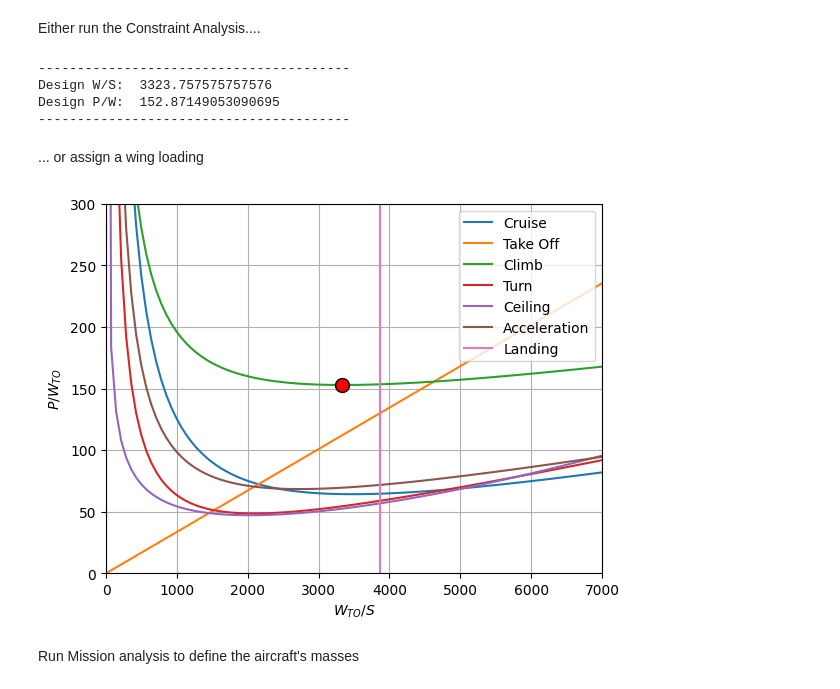
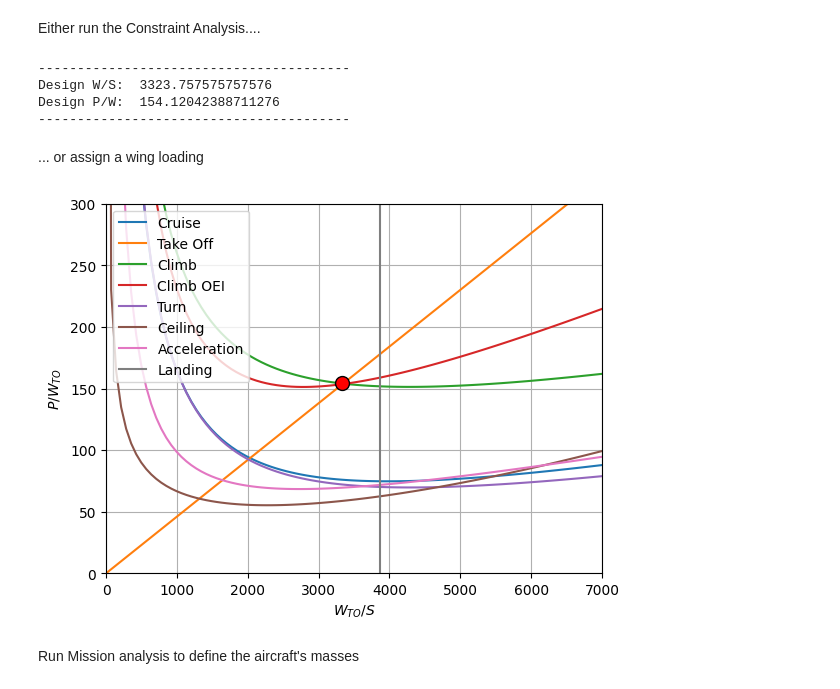
Before and after one commit to rmalpica/PhlyGreen, a Jupyter notebook: trunk/tutorial/ATR42.ipynb, the cells around one changed output. Drawn from its saved outputs; the diff is of its cells as text; code cells hidden in the pictures.

Commit message:
fixing climb and OEI constraint, adjusted input vals for ATR42

```diff
--- a/trunk/tutorial/ATR42.ipynb
+++ b/trunk/tutorial/ATR42.ipynb
@@ -35,34 +35,35 @@ welltowake.aircraft = myaircraft
 # %% [markdown]
 Define input dictionaries
 # %%
-ConstraintsInput = {'speed': np.array([0.41, 70, 100, 0.3, 0.41, 0.35, 59.]) ,
-                    'speedtype': ['Mach','TAS','TAS','Mach','Mach','Mach','TAS']   ,
-                    'beta': np.array([0.97,1.,0.95, 0.9, 0.8, 0.9, None])   ,
-                    'altitude': np.array([6000., 100., 1600., 5000, 7600., 6000, 500.]),
+ConstraintsInput = {'speed': np.array([0.5, 70, 210, 210, 0.5, 0.35, 59.]) ,
+                    'speedtype': ['Mach','TAS','KCAS','KCAS','Mach','Mach','TAS']   ,
+                    'beta': np.array([0.95,1.,0.97, 0.9, 0.8, 0.9, None])   ,
+                    'altitude': np.array([8000., 100., 8000., 5000, 9500., 6000, 500.]),
                     'load factor': np.array([1., None, 1., 1.1, 1., 1., None]),
                     'DISA': 0,
                     'kTO': 1.2,
-                    'sTO': 1300,
-                    'Climb Gradient': 0.08,
+                    'sTO': 950,
+                    'OEI Climb Gradient': 0.021,
+                    'Rate of Climb': 7.5,  #5m/s ~= 1000 ft/min, 7.6 ~= 1500 ft/min
                     'ht': 0.5,
                     'M1': 0.3,
                     'M2': 0.4,
                     'DTAcceleration': 180}
 # %%
-MissionInput = {'Range Mission': 750,
-                'Range Diversion': 100,
+MissionInput = {'Range Mission': 1400,
+                'Range Diversion': 150,
                 'Beta start': 0.95,
                 'Payload Weight': (4560),
                 'Crew Weight': (95*3)}
 # %%
-MissionStages = {'Climb1': {'type': 'ConstantRateClimb', 'input': {'CB': 0.08, 'Speed': 1.4*59, 'StartAltitude': 100, 'EndAltitude': 1600}, 'Supplied Power Ratio':{'phi_start': 0.0, 'phi_end':0.0 }},
-                 'Climb2': {'type': 'ConstantRateClimb', 'input': {'CB': 0.08, 'Speed': 110, 'StartAltitude': 1600, 'EndAltitude': 4500}, 'Supplied Power Ratio':{'phi_start': 0.0, 'phi_end':0.0 }},
-                 'Climb3': {'type': 'ConstantRateClimb', 'input': {'CB': 0.04, 'Speed': 100, 'StartAltitude': 4500, 'EndAltitude': 6000}, 'Supplied Power Ratio':{'phi_start': 0.0, 'phi_end':0.0 }},
-                 'Cruise': {'type': 'ConstantMachCruise', 'input':{ 'Mach': 0.41, 'Altitude': 6000}, 'Supplied Power Ratio':{'phi_start': 0.0225104, 'phi_end':0.0148335 }},
-                 'Descent1': {'type': 'ConstantRateDescent', 'input':{'CB': -0.04, 'Speed': 100, 'StartAltitude': 6000, 'EndAltitude': 200}, 'Supplied Power Ratio':{'phi_start': 0.0, 'phi_end':0.0 }}}
+MissionStages = {'Climb1': {'type': 'ConstantRateClimb', 'input': {'CB': 0.16, 'Speed': 77, 'StartAltitude': 100, 'EndAltitude': 1500}, 'Supplied Power Ratio':{'phi_start': 0.0, 'phi_end':0.0 }},
+                 'Climb2': {'type': 'ConstantRateClimb', 'input': {'CB': 0.08, 'Speed': 125, 'StartAltitude': 1500, 'EndAltitude': 4500}, 'Supplied Power Ratio':{'phi_start': 0.0, 'phi_end':0.0 }},
+                 'Climb3': {'type': 'ConstantRateClimb', 'input': {'CB': 0.04, 'Speed': 160, 'StartAltitude': 4500, 'EndAltitude': 8000}, 'Supplied Power Ratio':{'phi_start': 0.0, 'phi_end':0.0 }},
+                 'Cruise': {'type': 'ConstantMachCruise', 'input':{ 'Mach': 0.5, 'Altitude': 8000}, 'Supplied Power Ratio':{'phi_start': 0.0, 'phi_end':0.0 }},
+                 'Descent1': {'type': 'ConstantRateDescent', 'input':{'CB': -0.04, 'Speed': 100, 'StartAltitude': 8000, 'EndAltitude': 200}, 'Supplied Power Ratio':{'phi_start': 0.0, 'phi_end':0.0 }}}
 
 DiversionStages = {'Climb1': {'type': 'ConstantRateClimb', 'input': {'CB': 0.08, 'Speed': 1.4*59, 'StartAltitude': 200, 'EndAltitude': 3100}, 'Supplied Power Ratio':{'phi_start': 0.0, 'phi_end':0.0 }},
-                 'Cruise': {'type': 'ConstantMachCruise', 'input':{ 'Mach': 0.3, 'Altitude': 3100}, 'Supplied Power Ratio':{'phi_start': 0.0225104, 'phi_end':0.0148335}},
+                 'Cruise': {'type': 'ConstantMachCruise', 'input':{ 'Mach': 0.3, 'Altitude': 3100}, 'Supplied Power Ratio':{'phi_start': 0.0, 'phi_end':0.0}},
                  'Descent1': {'type': 'ConstantRateDescent', 'input':{'CB': -0.04, 'Speed': 110, 'StartAltitude': 3100, 'EndAltitude': 200}, 'Supplied Power Ratio':{'phi_start': 0.0, 'phi_end':0.0 }}}
 # %%
 EnergyInput = {'Ef': 43.5*10**6,
@@ -115,7 +116,7 @@ print('----------------------------------------')
 # %% [output]
 ----------------------------------------
 Design W/S:  3323.757575757576
-Design P/W:  152.87149053090695
+Design P/W:  154.12042388711276
 ----------------------------------------
 # %% [markdown]
 ... or assign a wing loading
@@ -124,23 +125,23 @@ Design P/W:  152.87149053090695
 # %%
 plt.plot(myaircraft.constraint.WTOoS,myaircraft.constraint.PWCruise, label='Cruise')
 plt.plot(myaircraft.constraint.WTOoS,myaircraft.constraint.PWTakeOff, label='Take Off')
 plt.plot(myaircraft.constraint.WTOoS,myaircraft.constraint.PWClimb, label='Climb')
-#plt.plot(myaircraft.constraint.WTOoS,myaircraft.constraint.PWOEI, label='Climb OEI')
+plt.plot(myaircraft.constraint.WTOoS,myaircraft.constraint.PWOEI, label='Climb OEI')
 plt.plot(myaircraft.constraint.WTOoS,myaircraft.constraint.PWTurn, label='Turn')
 plt.plot(myaircraft.constraint.WTOoS,myaircraft.constraint.PWCeiling, label='Ceiling')
 plt.plot(myaircraft.constraint.WTOoS,myaircraft.constraint.PWAcceleration, label='Acceleration')
 plt.plot(myaircraft.constraint.WTOoSLanding,myaircraft. constraint.PWLanding, label='Landing')
 plt.plot(myaircraft.DesignWTOoS, myaircraft.DesignPW, marker='o', markersize = 10, markerfacecolor = 'red', markeredgecolor = 'black')
 # plt.plot(performance.WTOoSTorenbeek, performance.PWTorenbeek, label='Torenbeek')
 plt.ylim([0, 300])
 plt.xlim([0, 7000])
 plt.legend()
 plt.grid(visible=True)
 plt.xlabel('$W_{TO}/S$')
 plt.ylabel('$P/W_{TO}$')
 plt.show()
 # %% [output]
-[figure, old version]
+[figure, new version]
 # %% [markdown]
 Run Mission analysis to define the aircraft's masses
 # %%
```
Also changed, not shown: parts of 7 cells of this notebook, 2 other files.
